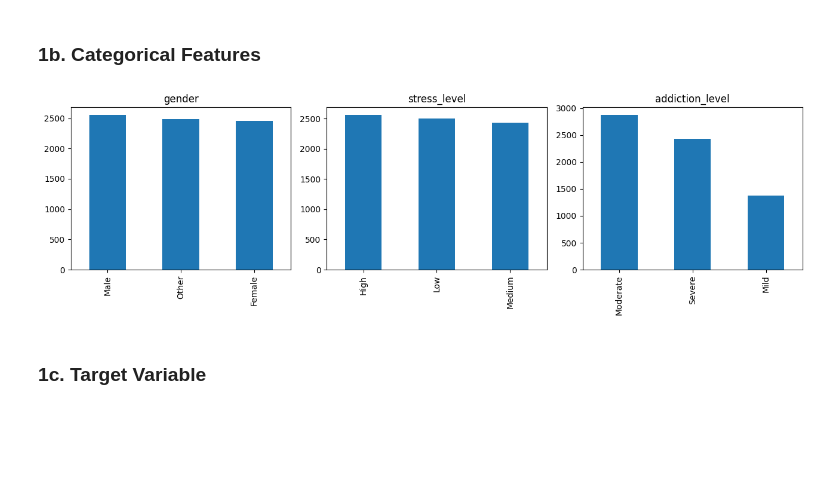
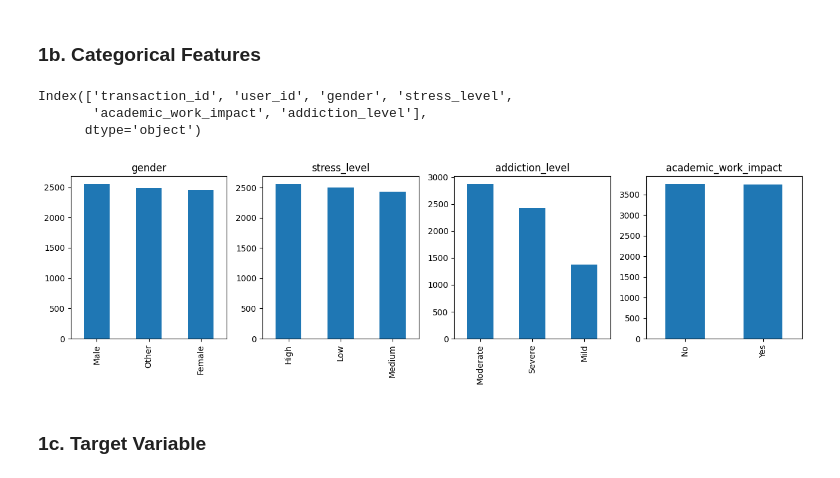
Before and after one commit to siddagovardhanreddy33/Ml_project--Smart_Phone_Addiction_Analysis, a Jupyter notebook: smartphone_EDA.ipynb, the cells around one changed output. Cells and saved outputs as stored; diff of their text form; code cells hidden in the pictures; blank space fills up the shorter version.

```diff
--- a/smartphone_EDA.ipynb
+++ b/smartphone_EDA.ipynb
@@ -186,18 +199,25 @@ df[num_cols].agg(['mean','median','std','min','max']).round(2)
 | max | 35.00 | 12.00 | 6.00 | 4.00 | 6.00 | 9.00 | ... |
 # %% [markdown]
 ### 1b. Categorical Features
+# %%
+cat_cols
+# %% [output]
+Index(['transaction_id', 'user_id', 'gender', 'stress_level',
+       'academic_work_impact', 'addiction_level'],
+      dtype='object')
+# %%
+cat_cols = ['gender', 'stress_level', 'addiction_level','academic_work_impact']
 # %%
-cat_cols = ['gender', 'stress_level', 'addiction_level']
 
-fig, axes = plt.subplots(1, 3, figsize=(13, 4))
+fig, axes = plt.subplots(1, 4, figsize=(13, 4))
 for ax, col in zip(axes, cat_cols):
     df[col].value_counts().plot(kind='bar', ax=ax)
     ax.set_title(col)
     ax.set_xlabel('')
 plt.tight_layout()
 plt.show()
 # %% [output]
-[figure, old version]
+[figure, new version]
 # %% [markdown]
 ### 1c. Target Variable
 # %%
```
Also changed, not shown: parts of 8 cells of this notebook.
